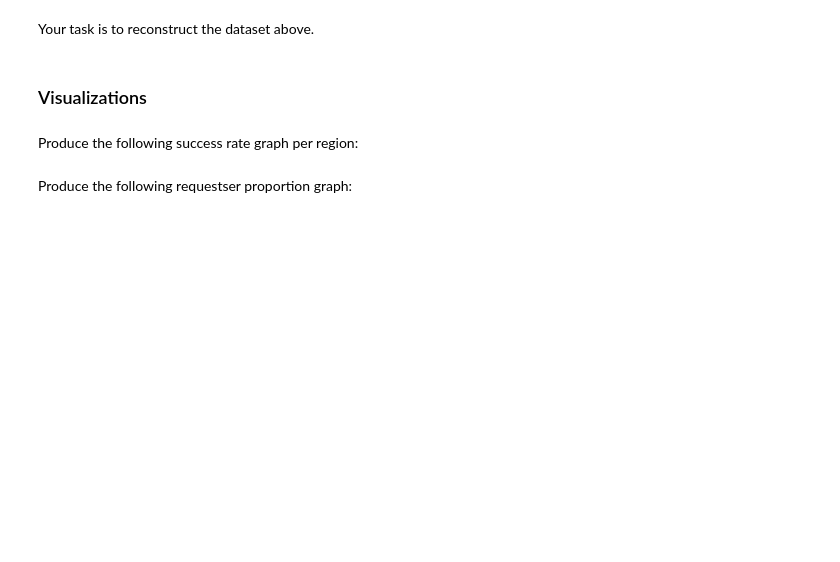
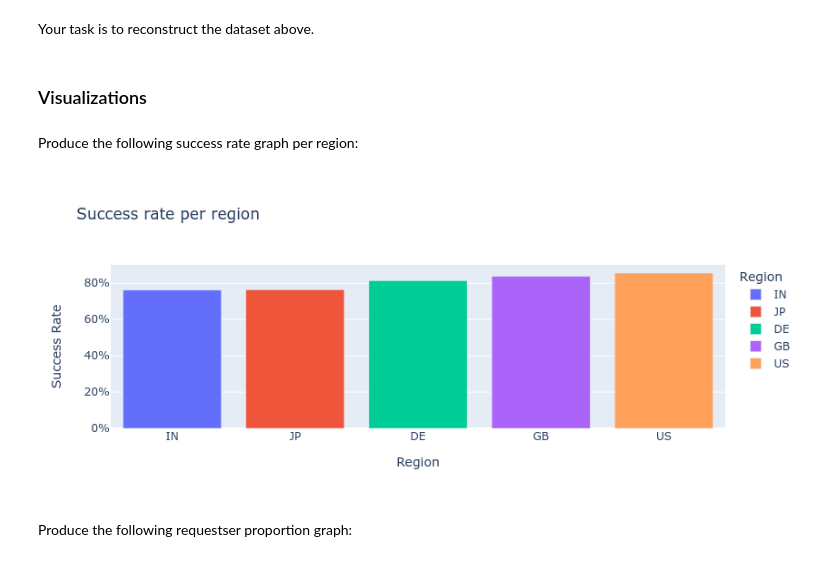
Before and after one commit to MeirYosub/Python-ML--Pandas, a Jupyter notebook: Exercise 2 - Solution - Meir Yosub.ipynb, the cells around one changed output. Drawn from its saved outputs; the diff is of its cells as text; code cells hidden in the pictures; blank space fills up the shorter version.

```diff
--- a/Exercise 2 - Solution - Meir Yosub.ipynb
+++ b/Exercise 2 - Solution - Meir Yosub.ipynb
@@ -1198,5 +1205,13 @@ Your task is to reconstruct the dataset above.
 ### Visualizations
 # %% [markdown]
 Produce the following success rate graph per region:
+# %%
+df1=df.groupby('region').is_success.value_counts(normalize=True).unstack('is_success')['yes'].rename('success_rate').reset_index().sort_values(by='success_rate')
+fig=px.bar(df1,x='region',y='success_rate',color='region',labels={'success_rate':'Success Rate','region':'Region'},
+              title='Success rate per region')
+fig.layout.yaxis.tickformat = ',.0%'
+fig.show()
+# %% [output]
+[figure, added]
 # %% [markdown]
 Produce the following requestser proportion graph:
```
Also changed, not shown: parts of 19 cells of this notebook.
